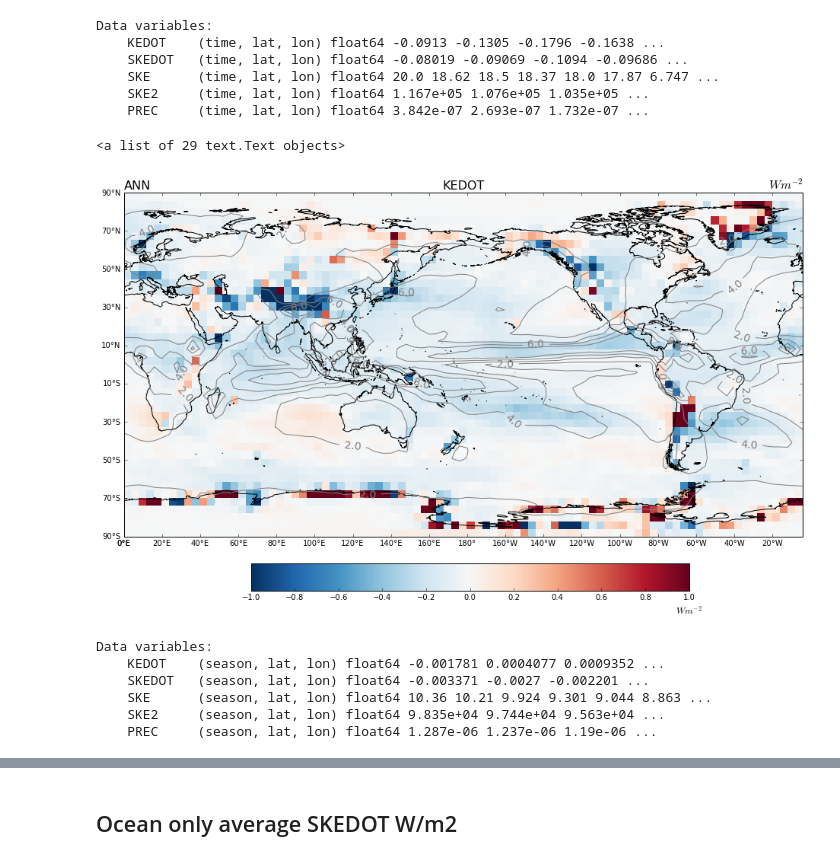
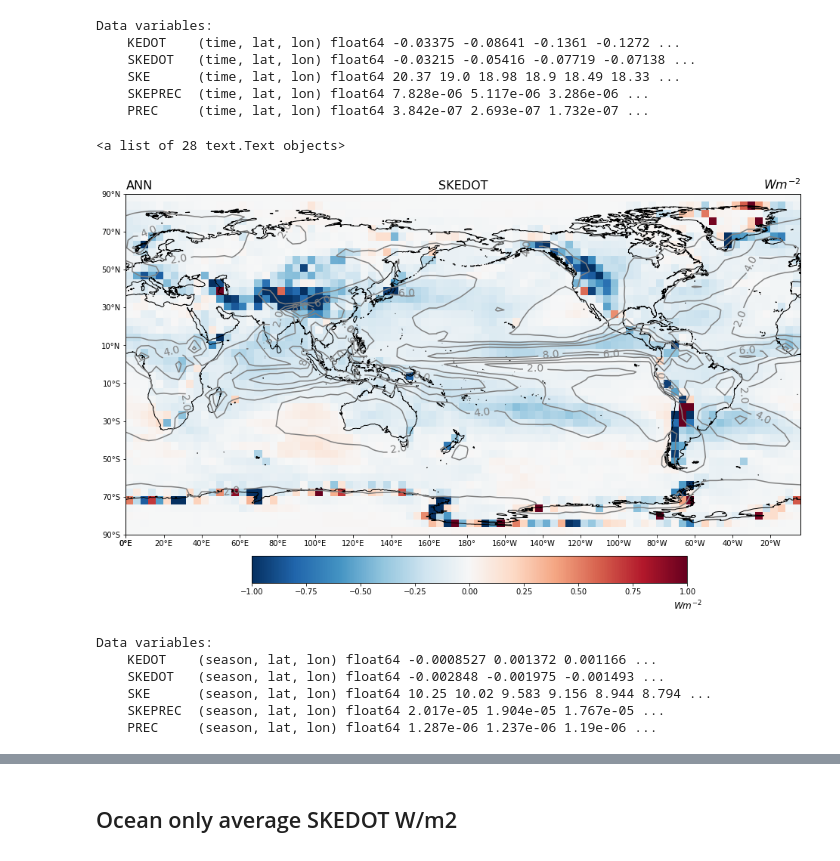
Before and after one commit to suvarchal/G5NR, a Jupyter notebook: SKEDOT_simple_plots_averages.ipynb, the cells around one changed output, grey strips where cells are left out. Cells and saved outputs as stored; diff of their text form; code cells hidden in the pictures.

Commit message:
update to dataset

```diff
--- a/SKEDOT_simple_plots_averages.ipynb
+++ b/SKEDOT_simple_plots_averages.ipynb
@@ -12,14 +12,14 @@ import seaborn as sns
 # %%
-SKEdataset=xr.open_dataset('/home/suvarchal/G5NR/SKE_may2017_merged.nc')
-#http://weather.rsmas.miami.edu/repository/entry/show?entryid=synth%3A1142722f-a386-4c17-a4f6-0f685cd19ae3%3AL0c1TlIvU0tFX21heTIwMTdfbWVyZ2VkLm5j
+SKEdataset=xr.open_dataset('/home/suvarchal/G5NR/SKEdot_merged_90x45.nc')
+#http://weather.rsmas.miami.edu/repository/opendap/synth:1142722f-a386-4c17-a4f6-0f685cd19ae3:L0c1TlIvU0tFZG90X21lcmdlZF85MHg0NS5uYw==/entry.das
 # %%
 SKEdataset.data_vars
 # %% [output]
 Data variables:
-    KEDOT    (time, lat, lon) float64 -0.0913 -0.1305 -0.1796 -0.1638 ...
-    SKEDOT   (time, lat, lon) float64 -0.08019 -0.09069 -0.1094 -0.09686 ...
-    SKE      (time, lat, lon) float64 20.0 18.62 18.5 18.37 18.0 17.87 6.747 ...
-    SKE2     (time, lat, lon) float64 1.167e+05 1.076e+05 1.035e+05 ...
+    KEDOT    (time, lat, lon) float64 -0.03375 -0.08641 -0.1361 -0.1272 ...
+    SKEDOT   (time, lat, lon) float64 -0.03215 -0.05416 -0.07719 -0.07138 ...
+    SKE      (time, lat, lon) float64 20.37 19.0 18.98 18.9 18.49 18.33 ...
+    SKEPREC  (time, lat, lon) float64 7.828e-06 5.117e-06 3.286e-06 ...
     PREC     (time, lat, lon) float64 3.842e-07 2.693e-07 1.732e-07 ...
 # %%
 #kedot,cyc_lon=addcyclic(SKEdataset.KEDOT.mean(dim='time'),SKEdataset.lon)
@@ -27,45 +27,45 @@ Data variables:
 #lon_2d,lat_2d=np.meshgrid(cyc_lon,SKEdataset.lat)
 # %%
 lon_2d,lat_2d=np.meshgrid(SKEdataset.lon,SKEdataset.lat)
-kedot=SKEdataset.KEDOT.mean(dim='time')
+kedot=SKEdataset.SKEDOT.mean(dim='time')
 prec=SKEdataset.PREC.mean(dim='time')
 
 
 fig = plt.figure(figsize=(16,10))
 ax = fig.add_subplot(111, projection=ccrs.PlateCarree(central_longitude=180))
 
 cax = fig.add_axes([0.27, 0.1, 0.5, 0.05])
-ax.set_title('KEDOT', size=16)
+ax.set_title('SKEDOT', size=16)
 ax.set_title('ANN', size=16,loc="left")
 ax.set_title('$W m^{-2}$', size=16,loc="right")
 
 c=ax.pcolormesh(lon_2d,lat_2d,kedot,cmap='RdBu_r',vmin=-1.0,vmax=1.0,transform=ccrs.PlateCarree(central_longitude=0))
 plevels=np.arange(0,10,2)
 c1=ax.contour(lon_2d,lat_2d,prec*86400,colors='Gray',levels=plevels,transform=ccrs.PlateCarree(central_longitude=0))
 ax.coastlines('50m')
 ax.set_yticks(np.arange(-90,100,20), crs=ccrs.PlateCarree(central_longitude=180))
 ax.set_xticks(np.arange(0,380,20),crs=ccrs.PlateCarree())
 lon_formatter = LongitudeFormatter(zero_direction_label=True)
 lat_formatter = LatitudeFormatter()
 ax.xaxis.set_major_formatter(lon_formatter)
 ax.yaxis.set_major_formatter(lat_formatter)
 
 cb = fig.colorbar(c, cax=cax,orientation='horizontal')
 cb.set_label(r'$W m^{-2}$', size='large',position=(1.0,0.04))
 plt.clabel(c1,plevels[0::1],inline=1,fmt='%1.1f',fontsize=14)
 # %% [output]
-<a list of 29 text.Text objects>
+<a list of 28 text.Text objects>
-[figure, old version]
+[figure, new version]
 # %%
 SKEdataset_seas=SKEdataset.groupby('time.season').mean(dim='time')
 # %%
 SKEdataset_seas.data_vars
 # %% [output]
 Data variables:
-    KEDOT    (season, lat, lon) float64 -0.001781 0.0004077 0.0009352 ...
-    SKEDOT   (season, lat, lon) float64 -0.003371 -0.0027 -0.002201 ...
-    SKE      (season, lat, lon) float64 10.36 10.21 9.924 9.301 9.044 8.863 ...
-    SKE2     (season, lat, lon) float64 9.835e+04 9.744e+04 9.563e+04 ...
+    KEDOT    (season, lat, lon) float64 -0.0008527 0.001372 0.001166 ...
+    SKEDOT   (season, lat, lon) float64 -0.002848 -0.001975 -0.001493 ...
+    SKE      (season, lat, lon) float64 10.25 10.02 9.583 9.156 8.944 8.794 ...
+    SKEPREC  (season, lat, lon) float64 2.017e-05 1.904e-05 1.767e-05 ...
     PREC     (season, lat, lon) float64 1.287e-06 1.237e-06 1.19e-06 ...
 # %%
 #kedot,cyc_lon=addcyclic(SKEdataset_seas.KEDOT[0,:,:],SKEdataset_seas.lon)
```
Also changed, not shown: parts of 7 cells of this notebook.
